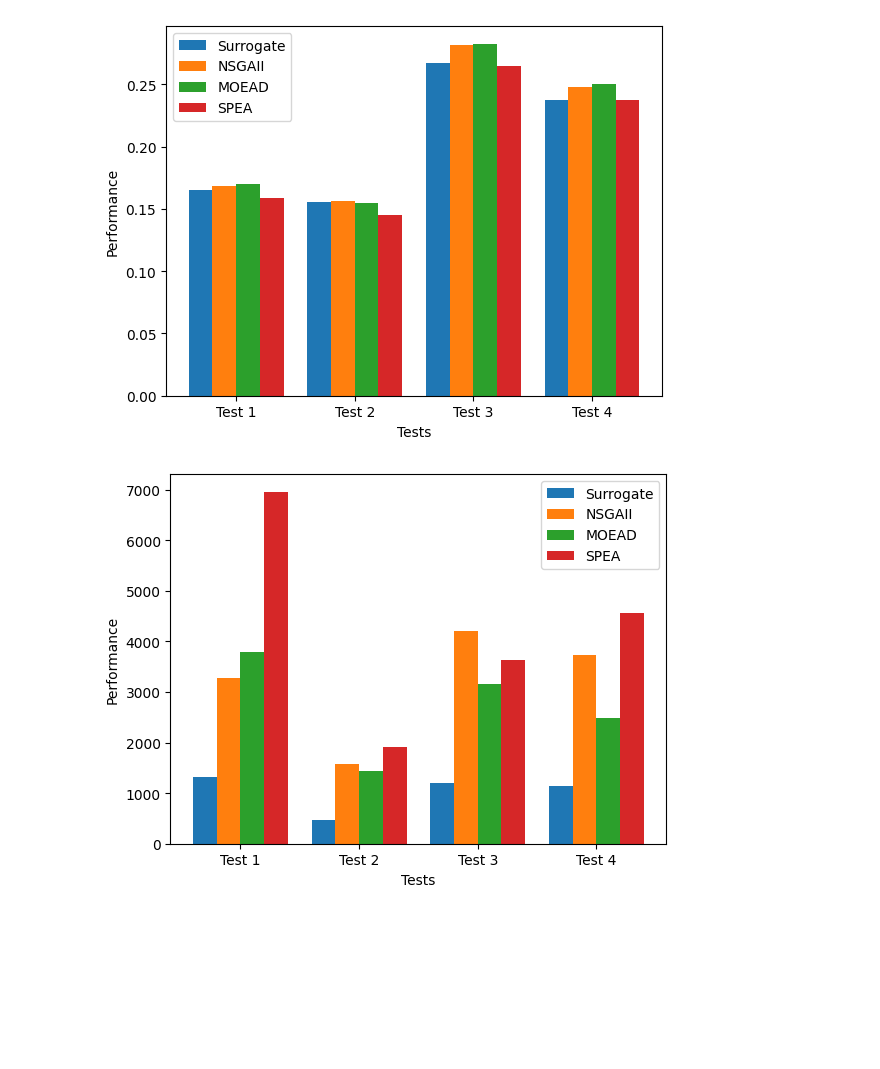
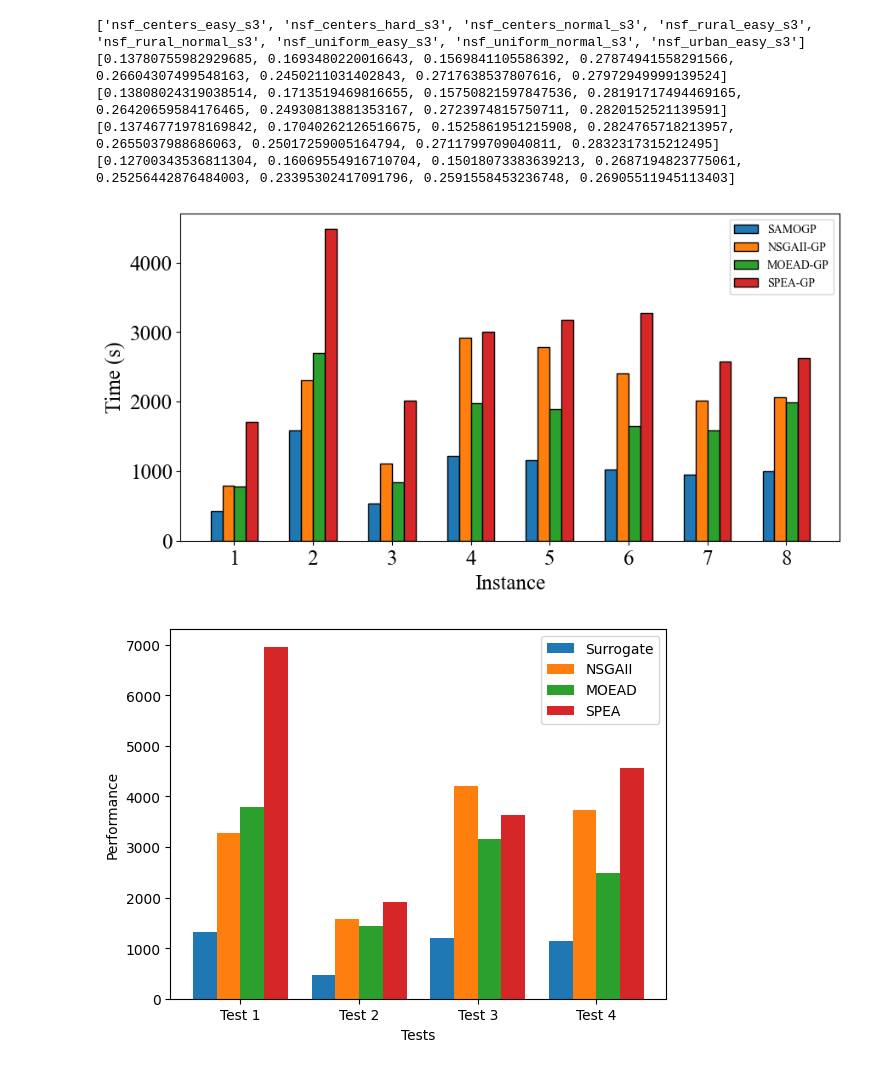
Before and after one commit to trongducKT/SMOGP_Dynamic_VNF, a Jupyter notebook: cal_hv_result.ipynb, the cells around one changed output. Cells and saved outputs as stored; diff of their text form; code cells hidden in the pictures; blank space fills up the shorter version.

```diff
--- a/cal_hv_result.ipynb
+++ b/cal_hv_result.ipynb
@@ -133,0 +57,28 @@ name = ["Test 1", "Test 2", "Test 3", "Test 4"]
+# %%
+temp1 = -(np.array(surrogate_time) - np.array(NSGAII_time) )/ np.array(NSGAII_time)*100
+temp2 = -(np.array(surrogate_time) - np.array(MOEAD_time) )/ np.array(MOEAD_time)*100
+temp3 = -(np.array(surrogate_time) - np.array(SPEA_time) )/ np.array(SPEA_time)*100
+name_path = ["nsf_centers_easy_s3.json", "nsf_centers_hard_s3.json", "nsf_centers_normal_s3.json", "nsf_rural_easy_s3.json",
+             "nsf_rural_normal_s3.json", "nsf_uniform_easy_s3.json", "nsf_uniform_normal_s3.json", "nsf_urban_easy_s3.json"]
+
+field_name = ["Instance", "NSGAII-GP", "MOEAD-GP", "SPEA-GP"]
+
+# save to csv
+import csv
+with open('Test_result/NSGAII_MOEAD_SPEA_time.csv', mode='w') as file:
+    writer = csv.writer(file)
+    writer.writerow(field_name)
+    for i in range(len(name_path)):
+        writer.writerow([name_path[i][:-5], round(temp1[i],2), round(temp2[i], 2), round(temp3[i],2)])
+# %%
+print(name_data)
+print(surrogate_hv)
+print(NSGAII_hv)
+print(MOEAD_hv)
+print(SPEA_hv)
+# %% [output]
+['nsf_centers_easy_s3', 'nsf_centers_hard_s3', 'nsf_centers_normal_s3', 'nsf_rural_easy_s3', 'nsf_rural_normal_s3', 'nsf_uniform_easy_s3', 'nsf_uniform_normal_s3', 'nsf_urban_easy_s3']
+[0.13780755982929685, 0.1693480220016643, 0.1569841105586392, 0.27874941558291566, 0.26604307499548163, 0.2450211031402843, 0.2717638537807616, 0.27972949999139524]
+[0.13808024319038514, 0.1713519469816655, 0.15750821597847536, 0.28191717494469165, 0.26420659584176465, 0.24930813881353167, 0.2723974815750711, 0.2820152521139591]
+[0.13746771978169842, 0.17040262126516675, 0.1525861951215908, 0.2824765718213957, 0.2655037988686063, 0.25017259005164794, 0.2711799709040811, 0.2832317315212495]
+[0.12700343536811304, 0.16069554916710704, 0.15018073383639213, 0.2687194823775061, 0.25256442876484003, 0.23395302417091796, 0.2591558453236748, 0.26905511945113403]
@@ -134,43 +93,42 @@ name = ["Test 1", "Test 2", "Test 3", "Test 4"]
 # %%
 import matplotlib.pyplot as plt
 
-# Dữ liệu
-Surrogate = [0.16555343389462732, 0.1558483657110979, 0.26683495582071953, 0.23773854028942093]
-NSGAII = [0.16828153216838507, 0.15659568545803826, 0.2812749143962913, 0.24798508721092216]
-MOEAD = [0.16965441598102726, 0.15460673487773027, 0.282645068536752, 0.250308920823887]
-SPEA = [0.15853880476419216, 0.145130227636935, 0.26506106161757825, 0.23722517795829115]
-
-name = ["Test 1", "Test 2", "Test 3", "Test 4"]
-
+#set font Time New roman
+plt.rcParams["font.family"] = "Times New Roman"
 # Số lượng nhóm
-num_groups = len(name)
+num_groups = len(name_data)
 
 # Độ rộng của mỗi cột
-bar_width = 0.2
+bar_width = 0.15
 
 # Vị trí của các cột trên trục x
 index = range(num_groups)
-
+plt.figure(figsize=(10, 5))
 # Vẽ biểu đồ cột
-plt.bar(index, Surrogate, bar_width, label='Surrogate')
-plt.bar([i + bar_width for i in index], NSGAII, bar_width, label='NSGAII')
-plt.bar([i + 2 * bar_width for i in index], MOEAD, bar_width, label='MOEAD')
-plt.bar([i + 3 * bar_width for i in index], SPEA, bar_width, label='SPEA')
+plt.bar(index, surrogate_time, bar_width, label='SAMOGP', edgecolor='black')
+plt.bar([i + bar_width for i in index], NSGAII_time, bar_width, label='NSGAII-GP', edgecolor='black')
+plt.bar([i + 2 * bar_width for i in index], MOEAD_time, bar_width, label='MOEAD-GP',  edgecolor='black')
+plt.bar([i + 3 * bar_width for i in index], SPEA_time, bar_width, label='SPEA-GP', edgecolor='black')
 
 # Đặt tên cho trục x và trục y
-plt.xlabel('Tests')
-plt.ylabel('Performance')
+plt.xlabel('Instance', fontsize = 18)
+plt.ylabel('Time (s)', fontsize = 18)
 
 # Đặt tên cho các nhóm trên trục x
-plt.xticks([i + 1.5 * bar_width for i in index], name)
+# plt.xticks([i + 1.5 * bar_width for i in index], name)
+name_data = ["1", "2", "3", "4", "5", "6", "7", "8"]
+plt.xticks([i +  1.5 * bar_width for i in index], name_data, fontsize = 18)
+plt.yticks(fontsize = 18)
+
 
 # Thêm chú thích
 plt.legend()
+# Hiển thị biểu đồ
 
-# Hiển thị biểu đồ
+
 plt.show()
 # %% [output]
-[figure, old version]
+[figure, new version]
 # %%
 import matplotlib.pyplot as plt
 
```
Also changed, not shown: parts of 11 cells of this notebook, 53 other files.
